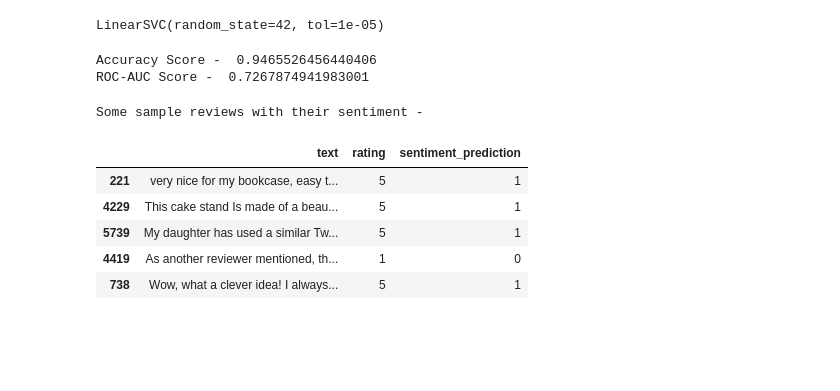
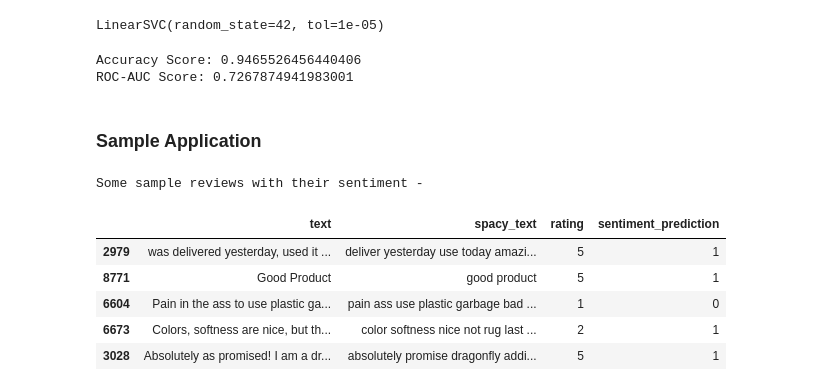
Before and after one commit to marieljum/NLP_Amazon_Reviews_Sentiment, a Jupyter notebook: notebooks/Sentiment_Analysis.ipynb, the cells around one changed output. Cells and saved outputs as stored; diff of their text form; code cells hidden in the pictures; blank space fills up the shorter version.

```diff
--- a/notebooks/Sentiment_Analysis.ipynb
+++ b/notebooks/Sentiment_Analysis.ipynb
@@ -222,0 +207,5 @@ def exclamation_count(text):
+# %%
+cleaned_text['word_count'] = cleaned_text['text'].apply(word_count)
+cleaned_text['avg_word_length'] = cleaned_text['text'].apply(avg_word_length)
+cleaned_text['exclamation_count'] = cleaned_text['text'].apply(exclamation_count)
+cleaned_text[['word_count', 'avg_word_length', 'exclamation_count']].head(3)
@@ -260,8 +254,6 @@ def bing_liu_score(text):
 # %%
 cleaned_text['Bing_Liu_score'] = cleaned_text['text'].apply(bing_liu_score)
 cleaned_text['Bing_Liu_spaCy'] = cleaned_text['spacy_text'].apply(bing_liu_score)
-cleaned_text['Bing_Liu_nltk'] = cleaned_text['nltk_text'].apply(bing_liu_score)
-cleaned_text.head(5)
 # %% [output]
 |  | rating | title | text | images | asin | parent_asin | user_id | timestamp | helpful_vote | ... |
 | 0 | 1 | Received Used & scratched item! P... | Livid. Once again received an obv... | [] | B007WQ9YNO | B09XWYG6X1 | AFKZENTNBQ7A7V7UXW5JJI6UGRYQ | 2023-02-26 01:03:29.298 | 1 | ... |
@@ -330,6 +275,5 @@ def vader_score(text):
 # %%
 cleaned_text['Vader_score'] = cleaned_text['text'].apply(vader_score)
 cleaned_text['Vader_spaCy'] = cleaned_text['spacy_text'].apply(vader_score)
-cleaned_text['Vader_nltk'] = cleaned_text['nltk_text'].apply(vader_score)
 # %% [markdown]
 ## Lexicon Sentiment Accuracy Scores
@@ -384,7 +321,6 @@ cleaned_text = cleaned_text.loc[cleaned_text['rating'] != 3].reset_index(drop=Tr
 # %%
 # Remove observations that are empty after the cleaning step
 cleaned_text = cleaned_text[cleaned_text['spacy_text'].str.len() != 0]
-cleaned_text = cleaned_text[cleaned_text['nltk_text'].str.len() != 0]
 print('Record count:', len(cleaned_text))
 # %% [output]
 Record count: 9351
@@ -488,26 +424,28 @@ linear.fit(X_train_tf, y_train)
 LinearSVC(random_state=42, tol=1e-05)
 # %%
 y_pred = linear.predict(X_test_tf)
-print ('Accuracy Score:', accuracy_score(Y_test, y_pred))
-print ('ROC-AUC Score:', roc_auc_score(Y_test, y_pred))
+print ('Accuracy Score:', accuracy_score(y_test, y_pred))
+print ('ROC-AUC Score:', roc_auc_score(y_test, y_pred))
 # %% [output]
-Accuracy Score -  0.9465526456440406
-ROC-AUC Score -  0.7267874941983001
+Accuracy Score: 0.9465526456440406
+ROC-AUC Score: 0.7267874941983001
+# %% [markdown]
+### Sample Application
 # %%
 sample_reviews = cleaned_text.sample(5)
 sample_reviews_tf = tfidf.transform(sample_reviews['spacy_text'])
 sentiment_predictions = linear.predict(sample_reviews_tf)
 sentiment_predictions = pd.DataFrame(data = sentiment_predictions,
                                      index=sample_reviews.index,
                                      columns=['sentiment_prediction'])
 sample_reviews = pd.concat([sample_reviews, sentiment_predictions], axis=1)
 print ('Some sample reviews with their sentiment - ')
-sample_reviews[['text', 'rating', 'sentiment_prediction']]
+sample_reviews[['text', 'spacy_text','rating', 'sentiment_prediction']]
 # %% [output]
 Some sample reviews with their sentiment -
-|  | text | rating | sentiment_prediction |
-| 221 | very nice for my bookcase, easy t... | 5 | 1 |
-| 4229 | This cake stand Is made of a beau... | 5 | 1 |
-| 5739 | My daughter has used a similar Tw... | 5 | 1 |
-| 4419 | As another reviewer mentioned, th... | 1 | 0 |
-| 738 | Wow, what a clever idea! I always... | 5 | 1 |
+|  | text | spacy_text | rating | sentiment_prediction |
+| 2979 | was delivered yesterday, used it ... | deliver yesterday use today amazi... | 5 | 1 |
+| 8771 | Good Product | good product | 5 | 1 |
+| 6604 | Pain in the ass to use plastic ga... | pain ass use plastic garbage bad ... | 1 | 0 |
+| 6673 | Colors, softness are nice, but th... | color softness nice not rug last ... | 2 | 1 |
+| 3028 | Absolutely as promised! I am a dr... | absolutely promise dragonfly addi... | 5 | 1 |
```
Also changed, not shown: parts of 39 cells of this notebook.
